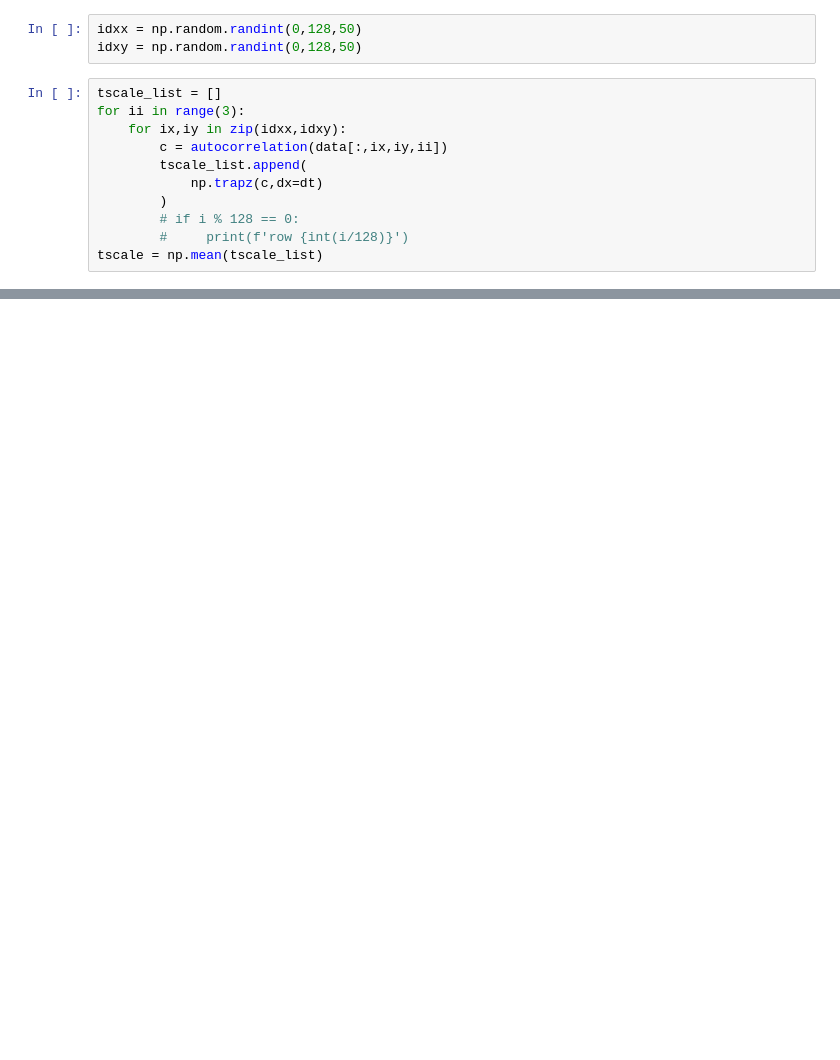
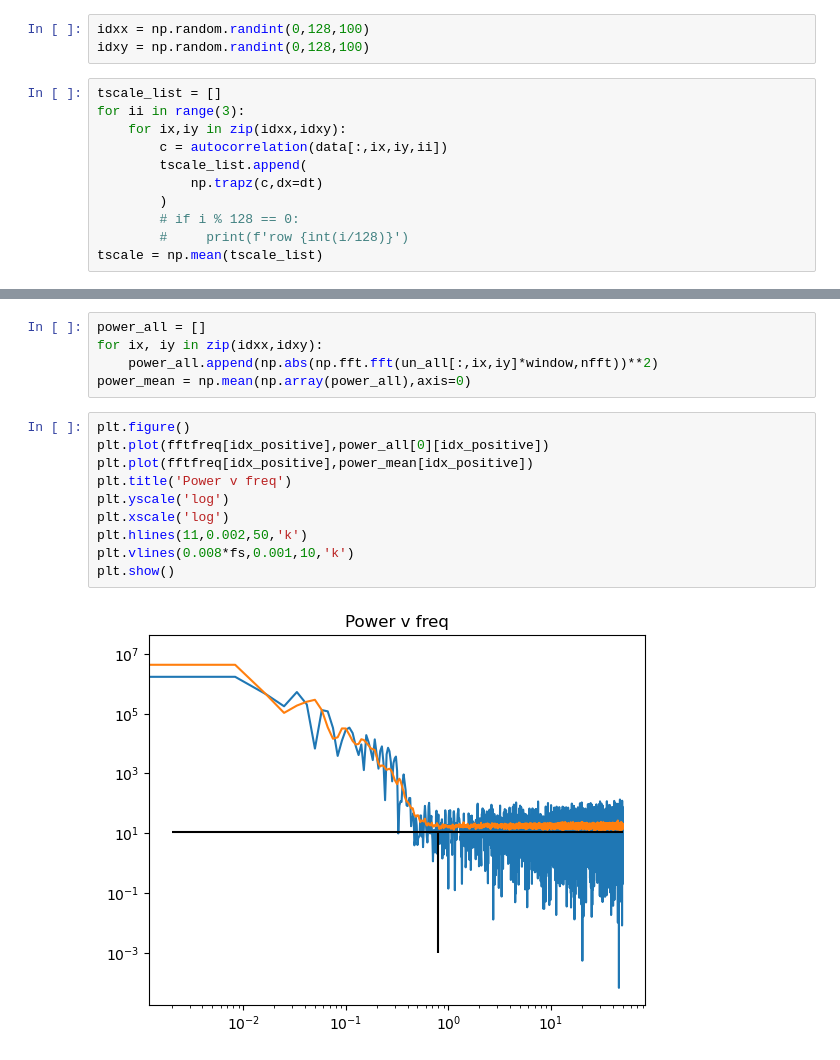
Before and after one commit to MagriLab/FlowReconstructionFromExperiment, a Jupyter notebook: denoise.ipynb, the cells around one changed output, grey strips where cells are left out. Cells and saved outputs as stored; diff of their text form; blank space fills up the shorter version.

```diff
--- a/denoise.ipynb
+++ b/denoise.ipynb
@@ -72,6 +80,6 @@ print(10*t1/dt)
 # %%
-idxx = np.random.randint(0,128,50)
-idxy = np.random.randint(0,128,50)
+idxx = np.random.randint(0,128,100)
+idxy = np.random.randint(0,128,100)
 # %%
 tscale_list = []
 for ii in range(3):
@@ -92,0 +156,17 @@ window length must be one order of magnitude larger than the integral time scale
+# %%
+power_all = []
+for ix, iy in zip(idxx,idxy):
+    power_all.append(np.abs(np.fft.fft(un_all[:,ix,iy]*window,nfft))**2)
+power_mean = np.mean(np.array(power_all),axis=0)
+# %%
+plt.figure()
+plt.plot(fftfreq[idx_positive],power_all[0][idx_positive])
+plt.plot(fftfreq[idx_positive],power_mean[idx_positive])
+plt.title('Power v freq')
+plt.yscale('log')
+plt.xscale('log')
+plt.hlines(11,0.002,50,'k')
+plt.vlines(0.008*fs,0.001,10,'k')
+plt.show()
+# %% [output]
+[figure, added]
```
Also changed, not shown: parts of 22 cells of this notebook.
